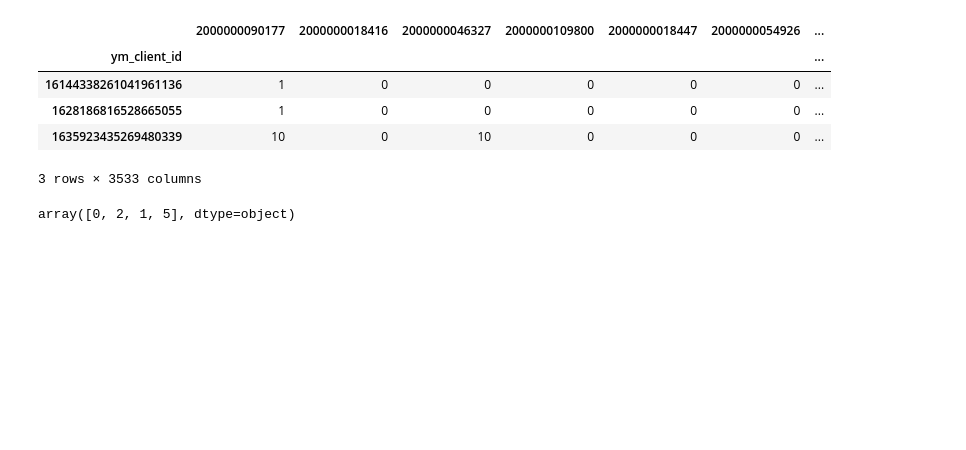
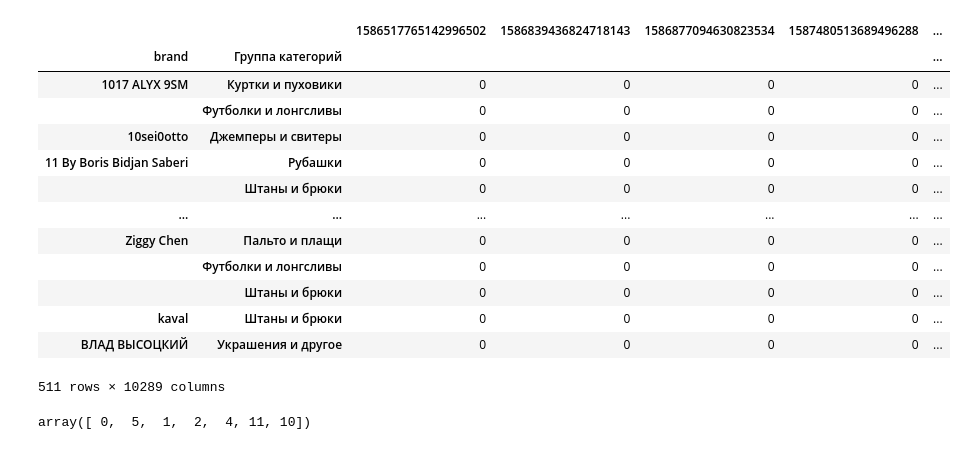
Before and after one commit to salamoslam/recommendations, a Jupyter notebook: data/raw/get_raw_data.ipynb, the cells around one changed output. Cells and saved outputs as stored; diff of their text form; code cells hidden in the pictures; blank space fills up the shorter version.

```diff
--- a/data/raw/get_raw_data.ipynb
+++ b/data/raw/get_raw_data.ipynb
@@ -152,13 +168,41 @@ user_product_heat
-# %%
-user_product_heat.loc[user_product_heat['2000000090177'] != 0]
-# %% [output]
-|  | 2000000090177 | 2000000018416 | 2000000046327 | 2000000109800 | 2000000018447 | 2000000054926 | ... |
-| ym_client_id |  |  |  |  |  |  | ... |
-| 16144338261041961136 | 1 | 0 | 0 | 0 | 0 | 0 | ... |
-| 1628186816528665055 | 1 | 0 | 0 | 0 | 0 | 0 | ... |
-| 1635923435269480339 | 10 | 0 | 10 | 0 | 0 | 0 | ... |
-3 rows × 3533 columns
+# %%
+vygruz.loc[:,['id_s']] = vygruz.id.astype(str)
+combinations = {
+    1:['categ'],
+    2:['brand'],
+    3:['categ','brand'],
+    4:['brand','Группа категорий']
+}
+# %%
+dict_combs = {}
+for num, comb in combinations.items():
+    cols = ['id_s']
+    cols.extend(comb)
+    brand_categ = user_product_heat.T.merge(vygruz.loc[:,cols], how='left',left_on = user_product_heat.T.index,right_on='id_s')
+    stock = vygruz.loc[vygruz.reason == 'Приемка'].groupby(comb)['id_s'].count()
+
+    dict_combs[num] = brand_categ.groupby(comb).sum()
+    dict_combs[num] = dict_combs[num].join(stock)
+    dict_combs[num] = dict_combs[num].loc[~((dict_combs[num].id_s.isna())|(dict_combs[num].id_s ==1))]
+#     dict_combs[tuple(comb)].append(dict_combs[tuple(comb)].sum(numeric_only=True), ignore_index=True)
+# %%
+dict_combs[4]
+# %% [output]
+|  |  | 1586517765142996502 | 1586839436824718143 | 1586877094630823534 | 1587480513689496288 | ... |
+| brand | Группа категорий |  |  |  |  | ... |
+| 1017 ALYX 9SM | Куртки и пуховики | 0 | 0 | 0 | 0 | ... |
+|  | Футболки и лонгсливы | 0 | 0 | 0 | 0 | ... |
+| 10sei0otto | Джемперы и свитеры | 0 | 0 | 0 | 0 | ... |
+| 11 By Boris Bidjan Saberi | Рубашки | 0 | 0 | 0 | 0 | ... |
+|  | Штаны и брюки | 0 | 0 | 0 | 0 | ... |
+| ... | ... | ... | ... | ... | ... | ... |
+| Ziggy Chen | Пальто и плащи | 0 | 0 | 0 | 0 | ... |
+|  | Футболки и лонгсливы | 0 | 0 | 0 | 0 | ... |
+|  | Штаны и брюки | 0 | 0 | 0 | 0 | ... |
+| kaval | Штаны и брюки | 0 | 0 | 0 | 0 | ... |
+| ВЛАД ВЫСОЦКИЙ | Украшения и другое | 0 | 0 | 0 | 0 | ... |
+511 rows × 10289 columns
 # %%
-user_product_heat.iloc[100,3:].unique()
+user_product_heat.iloc[0,3:].unique()
 # %% [output]
-array([0, 2, 1, 5], dtype=object)
+array([ 0,  5,  1,  2,  4, 11, 10])
```
Also changed, not shown: parts of 9 cells of this notebook.
